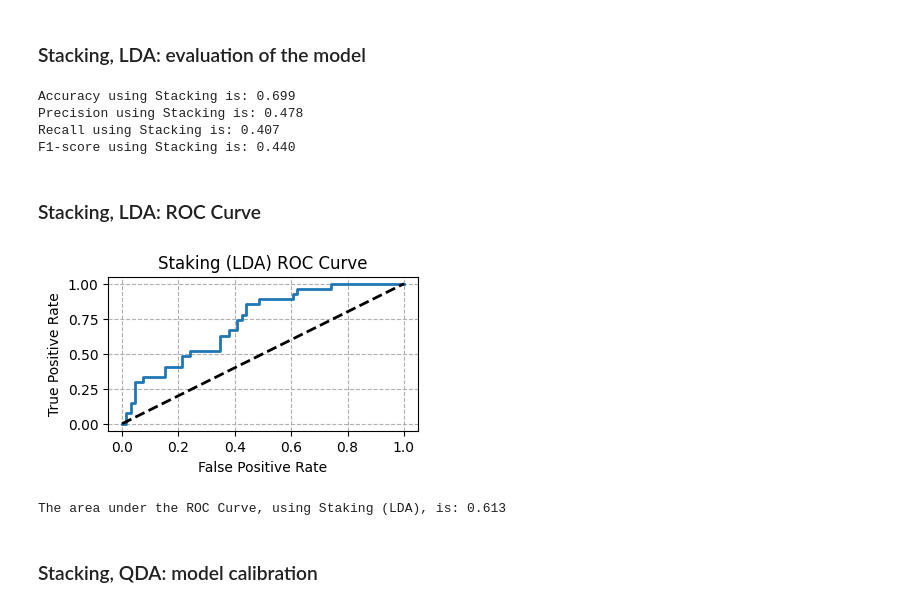
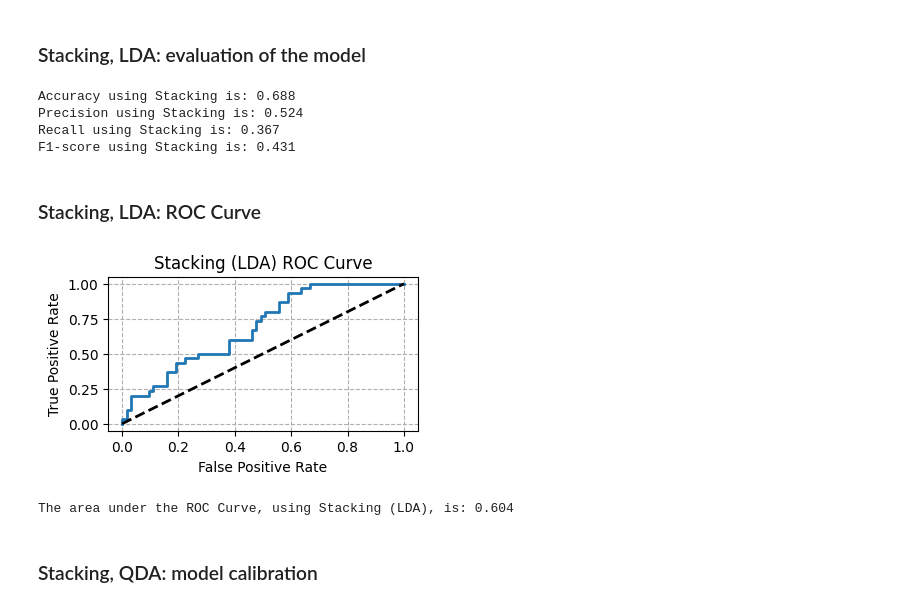
Before and after one commit to gabpedroni/SAheart-dataset-classification, a Jupyter notebook: projet1_Pedroni_Turchi.ipynb, the cells around one changed output. Cells and saved outputs as stored; diff of their text form; code cells hidden in the pictures.

```diff
--- a/projet1_Pedroni_Turchi.ipynb
+++ b/projet1_Pedroni_Turchi.ipynb
@@ -425,13 +431,13 @@ The area under the ROC Curve, using Classification Decision Tree is: 0.616
 treebag = DecisionTreeClassifier()
 
 param_grid = {
-    'n_estimators':[2, 5,10,25,50],
+    'n_estimators': [50, 100, 150],
     'max_samples':[0.8, 1.0],
-    'max_features':[0.8, 1.0]
+    'max_features': ['sqrt', 'log2', 2, 3, 4]
 }
 
 bagging = BaggingClassifier(estimator=treebag)
-grid_search = GridSearchCV(bagging, param_grid, cv=10)
+grid_search = GridSearchCV(bagging, param_grid, cv=5)
 grid_search.fit(X_train, y_train)
 
 best_params = grid_search.best_params_
@@ -504,14 +527,15 @@ The area under the ROC Curve, using Bagging, is: 0.658
 ### RF: parameters estimation
 # %%
 param_grid = {
-    'n_estimators':[50, 100, 200],
-    'max_depth':[3, 5, 7, 10],
-    'min_samples_split':[2, 5],
-    'min_samples_leaf':[1, 2]
+    'n_estimators':[50, 100, 150],
+    'max_depth':[3, 5, None],
+    'min_samples_split':[2, 3, 5],
+    'min_samples_leaf':[1, 2, 3],
+    'max_features': ['sqrt', 'log2', 2, 3, 4]
 }
 #RF = RandomForestClassifier(max_depth=max_depth_cv, random_state=0, oob_score = True, max_features='sqrt', )
 RF = RandomForestClassifier()
-grid_search = GridSearchCV(RF, param_grid, cv = 10)
+grid_search = GridSearchCV(RF, param_grid, cv = 5)
 grid_search.fit(X_train, y_train)
 
 best_params = grid_search.best_params_
@@ -524,4 +548,6 @@ min_samples_split_cv = grid_search.best_params_['min_samples_split']
 print(f"The optimal value for the hyperparameter min samples split is: {min_samples_split_cv}")
 min_samples_leaf_cv = grid_search.best_params_['min_samples_leaf']
 print(f"The optimal value for the hyperparameter min samples leaf is: {min_samples_leaf_cv}")
+max_features_cv = grid_search.best_params_['max_features']
+print(f"The optimal value for the hyperparameter max features is: {max_features_cv}")
 # %% [output]
@@ -623,8 +650,8 @@ The VIM looks balanced so Random Forest is used in a proper way.
 # %%
 from sklearn.ensemble import AdaBoostClassifier
 param_grid = {
-    'n_estimators': [50, 100, 200],
-    'learning_rate': [1, 1.5, 2]
+    'n_estimators': [50, 100, 150],
+    'learning_rate': [0.01, 0.1, 0.5]
 }
 ab = AdaBoostClassifier()
 grid_search = GridSearchCV(ab, param_grid, cv = 10)
@@ -720,13 +742,14 @@ from sklearn.datasets import make_classification
 gb = GradientBoostingClassifier()
 param_grid = {
     'loss': ['log_loss', 'deviance', 'exponential'],
+    'learning_rate': [0.01, 0.1],
     'n_estimators': [50, 100, 150],
-    'max_depth': [3, 6, 9],
-    'subsample': [1, 2, 3],
-    'min_samples_split':[2, 3, 4]
+    'max_depth': [3, 5, 7],
+    'subsample': [0.7, 0.8, 1.0],
+    'min_samples_split':[2, 3]
 }
 
-grid_search = GridSearchCV(gb, param_grid, cv = 10)
+grid_search = GridSearchCV(gb, param_grid, cv = 5)
 grid_search.fit(X_train, y_train)
 
 best_params = grid_search.best_params_
@@ -741,4 +764,6 @@ subsample_cv = grid_search.best_params_['subsample']
 print(f"The optimal value for the hyperparameter subsample is: {subsample_cv}")
 min_samples_split_cv = grid_search.best_params_['min_samples_split']
 print(f"The optimal value for the hyperparameter min samples split is: {min_samples_split_cv}")
+learning_rate_cv = grid_search.best_params_['learning_rate']
+print(f"The optimal value for the hyperparameter learning rate is: {learning_rate_cv}")
 # %% [output]
@@ -923,42 +925,42 @@ predxclass = np.argmax(pY_test, axis = 1)
 # %% [markdown]
 ### Stacking, LDA: evaluation of the model
 # %%
-stk_accuracy = accuracy_score(y_test, predxclass)
-stk_precision = precision_score(y_test, predxclass)
-stk_recall = recall_score(y_test, predxclass)
-stk_f1_score = f1_score(y_test, predxclass)
+stklda_accuracy = accuracy_score(y_test, predxclass)
+stklda_precision = precision_score(y_test, predxclass)
+stklda_recall = recall_score(y_test, predxclass)
+stklda_f1_score = f1_score(y_test, predxclass)
 
-print(f"Accuracy using Stacking is: {stk_accuracy:.3f}")
-print(f"Precision using Stacking is: {stk_precision:.3f}")
-print(f"Recall using Stacking is: {stk_recall:.3f}")
-print(f"F1-score using Stacking is: {stk_f1_score:.3f}")
+print(f"Accuracy using Stacking is: {stklda_accuracy:.3f}")
+print(f"Precision using Stacking is: {stklda_precision:.3f}")
+print(f"Recall using Stacking is: {stklda_recall:.3f}")
+print(f"F1-score using Stacking is: {stklda_f1_score:.3f}")
 # %% [output]
-Accuracy using Stacking is: 0.699
-Precision using Stacking is: 0.478
-Recall using Stacking is: 0.407
-F1-score using Stacking is: 0.440
+Accuracy using Stacking is: 0.688
+Precision using Stacking is: 0.524
+Recall using Stacking is: 0.367
+F1-score using Stacking is: 0.431
 # %% [markdown]
 ### Stacking, LDA: ROC Curve
 # %%
 stk_y_prob_1 = stk_lda_fit.predict_proba(X_test)[:, 1]
 
 stk_FPR, stk_TPR, stk_threshold = roc_curve(y_test, stk_y_prob_1)
 
 figure = plt.figure(figsize=(4, 2))
 plt.plot(stk_FPR, stk_TPR, linewidth = 2)
-plt.title('Staking (LDA) ROC Curve')
+plt.title('Stacking (LDA) ROC Curve')
 plt.xlabel('False Positive Rate')
 plt.ylabel('True Positive Rate')
 plt.plot(stk_TPR, stk_TPR, "--k", linewidth=2)
 plt.grid(linestyle='dashed')
 plt.show()
 
 stk_y_pred = stk_lda_fit.predict(X_test)
 stk_auc_score = roc_auc_score(y_test, stk_y_pred)
-print(f"The area under the ROC Curve, using Staking (LDA), is: {stk_auc_score:.3f}")
+print(f"The area under the ROC Curve, using Stacking (LDA), is: {stk_auc_score:.3f}")
 # %% [output]
-[figure, old version]
+[figure, new version]
-The area under the ROC Curve, using Staking (LDA), is: 0.613
+The area under the ROC Curve, using Stacking (LDA), is: 0.604
 # %% [markdown]
 ### Stacking, QDA: model calibration
 # %%
```
Also changed, not shown: parts of 53 cells of this notebook.
